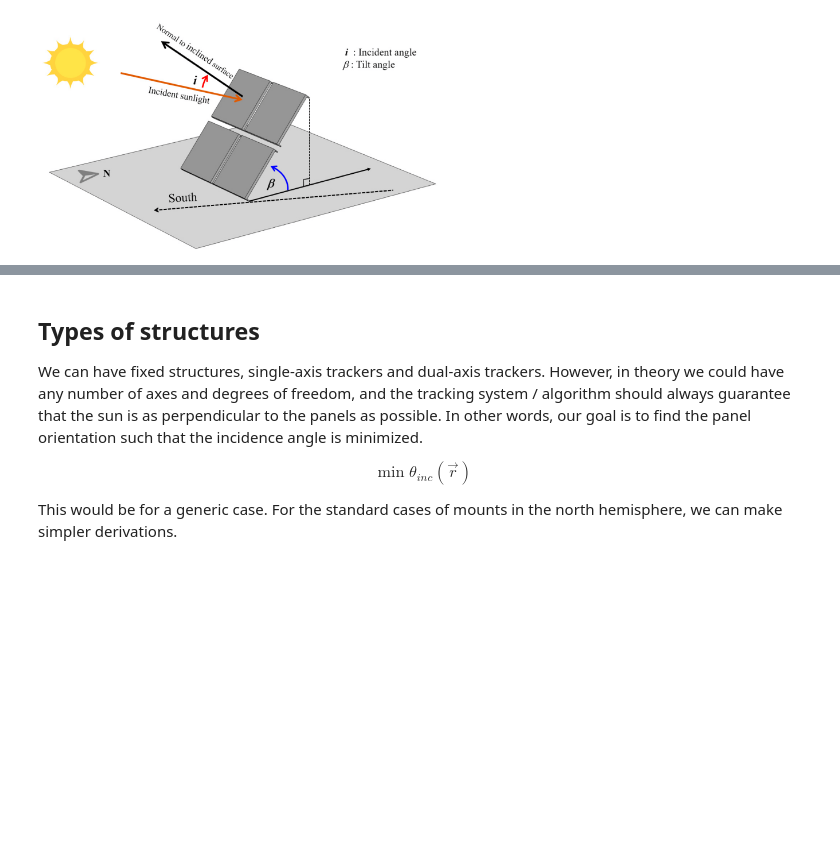
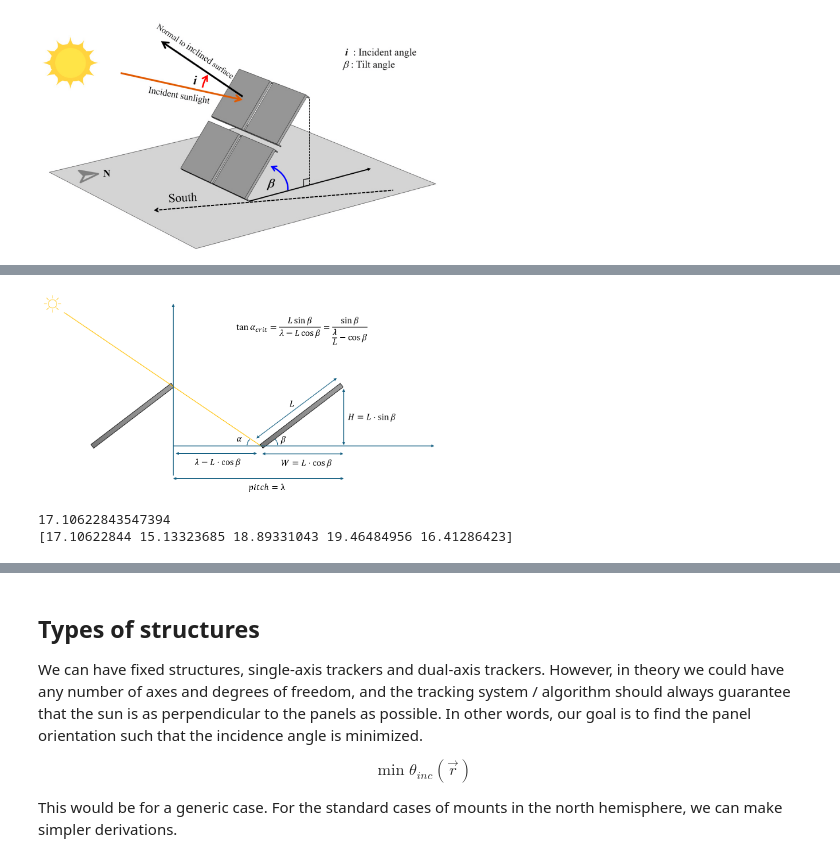
Before and after one commit to pedrodamas1/Shadow-Casting, a Jupyter notebook: formulation.ipynb, the cells around one changed output, grey strips where cells are left out. Cells and saved outputs as stored; diff of their text form; code cells hidden in the pictures; blank space fills up the shorter version.

```diff
--- a/formulation.ipynb
+++ b/formulation.ipynb
@@ -133,0 +153,18 @@ print(angle)
+# %%
+from IPython.display import display
+
+display(Image(filename='img/critical_altitude.png', width=400))
+
+def critical_altitude(length, beta, pitch) -> float:
+    return np.arctan(np.sin(beta) / (pitch/length - np.cos(beta)) )
+
+length = 2
+beta = np.random.uniform(low=25*np.pi/180, high=40*np.pi/180, size=5)
+pitch = 5
+
+print(critical_altitude(length, beta[0], pitch)*180/np.pi)
+print(critical_altitude(length, beta, pitch)*180/np.pi)
+# %% [output]
+[figure, added]
+17.10622843547394
+[17.10622844 15.13323685 18.89331043 19.46484956 16.41286423]
```
Also changed, not shown: parts of 5 cells of this notebook, 3 other files.
